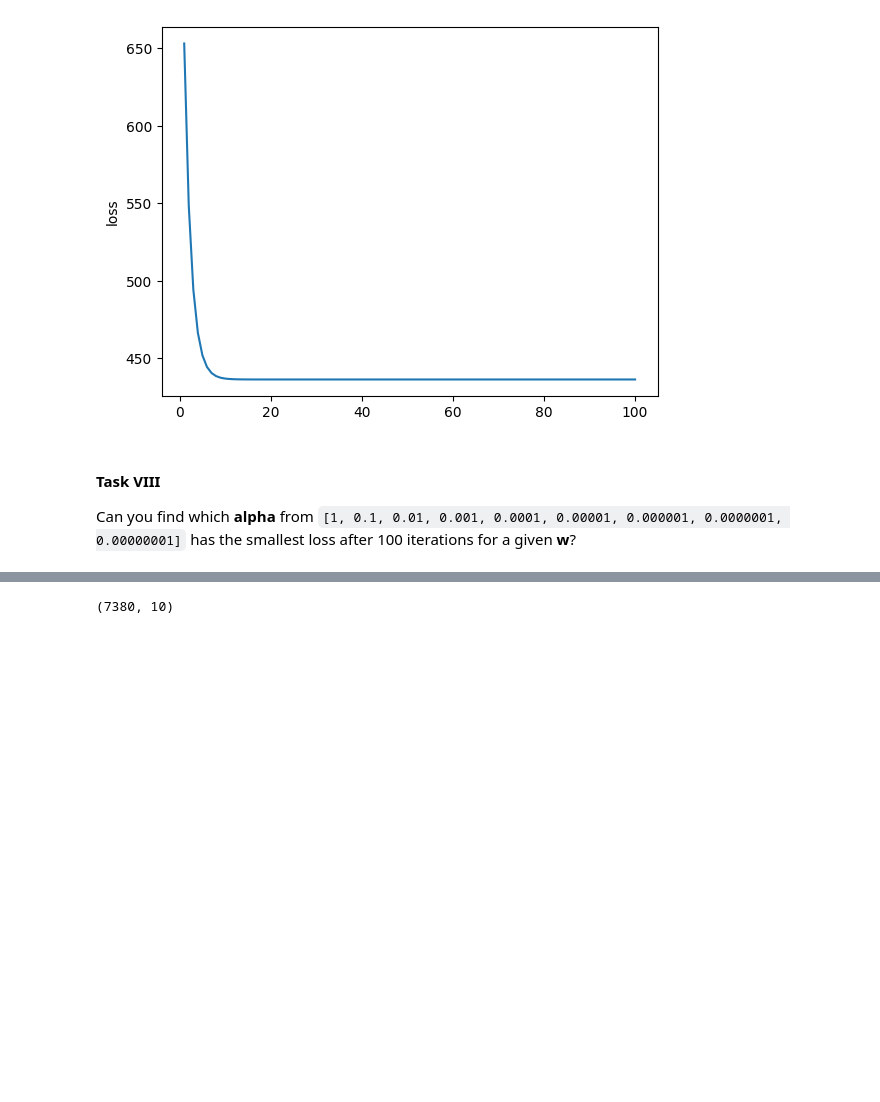
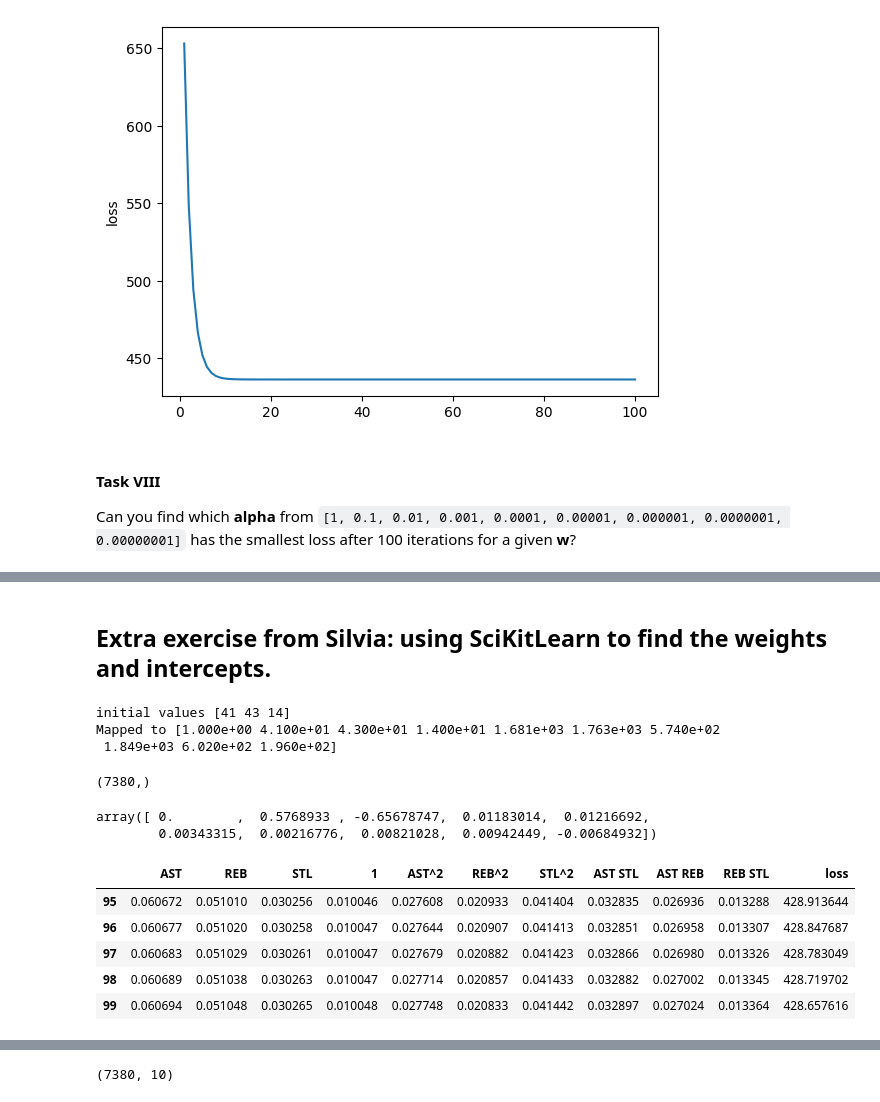
Before and after one commit to silvhua-Lighthouse/2022-10-12-regression_exercise, a Jupyter notebook: gradient_descent_challenge.ipynb, the cells around one changed output, grey strips where cells are left out. Cells and saved outputs as stored; diff of their text form; code cells hidden in the pictures; blank space fills up the shorter version.

```diff
--- a/gradient_descent_challenge.ipynb
+++ b/gradient_descent_challenge.ipynb
@@ -289,0 +285,51 @@ plot_loss(x,y,alpha_list,w,max_iter)
+# %% [markdown]
+## Extra exercise from Silvia: using SciKitLearn to find the weights and intercepts.
+# %%
+x_values = x.values
+y_values = y
+
+# PolynomialFeatures will create a new matrix consisting of all polynomial combinations
+# of the features with a degree less than or equal to the degree we just gave the model (2)
+poly_model = PolynomialFeatures(degree=degree)
+
+# transform out polynomial features
+poly_x_values = poly_model.fit_transform(x_values)
+
+# should be in the form [1, a, b, a^2, ab, b^2]
+print(f'initial values {x_values[0]}\nMapped to {poly_x_values[0]}')
+# %% [output]
+initial values [41 43 14]
+Mapped to [1.000e+00 4.100e+01 4.300e+01 1.400e+01 1.681e+03 1.763e+03 5.740e+02
+ 1.849e+03 6.020e+02 1.960e+02]
+# %%
+y_values.shape
+# %% [output]
+(7380,)
+# %%
+
+poly_model.fit(poly_x_values, y_values)
+
+regression_model = LinearRegression()
+
+regression_model.fit(poly_x_values, y_values)
+
+y_pred = regression_model.predict(poly_x_values)
+
+regression_model.coef_
+# %% [output]
+array([ 0.        ,  0.5768933 , -0.65678747,  0.01183014,  0.01216692,
+        0.00343315,  0.00216776,  0.00821028,  0.00942449, -0.00684932])
+# %%
+# See how this compares to manual calculations from above
+max_iter = 100
+w = [0.06, 0.05,0.03,0.01,0.02,0.02,0.04, 0.03,0.02,0.01]
+alpha=0.0000001
+w_history = gradient_descent(x,y.values,alpha,w,max_iter)
+w_history.tail()
+# %% [output]
+|  | AST | REB | STL | 1 | AST^2 | REB^2 | STL^2 | AST STL | AST REB | REB STL | loss |
+| 95 | 0.060672 | 0.051010 | 0.030256 | 0.010046 | 0.027608 | 0.020933 | 0.041404 | 0.032835 | 0.026936 | 0.013288 | 428.913644 |
+| 96 | 0.060677 | 0.051020 | 0.030258 | 0.010047 | 0.027644 | 0.020907 | 0.041413 | 0.032851 | 0.026958 | 0.013307 | 428.847687 |
+| 97 | 0.060683 | 0.051029 | 0.030261 | 0.010047 | 0.027679 | 0.020882 | 0.041423 | 0.032866 | 0.026980 | 0.013326 | 428.783049 |
+| 98 | 0.060689 | 0.051038 | 0.030263 | 0.010047 | 0.027714 | 0.020857 | 0.041433 | 0.032882 | 0.027002 | 0.013345 | 428.719702 |
+| 99 | 0.060694 | 0.051048 | 0.030265 | 0.010048 | 0.027748 | 0.020833 | 0.041442 | 0.032897 | 0.027024 | 0.013364 | 428.657616 |
```
Also changed, not shown: parts of 13 cells of this notebook.
